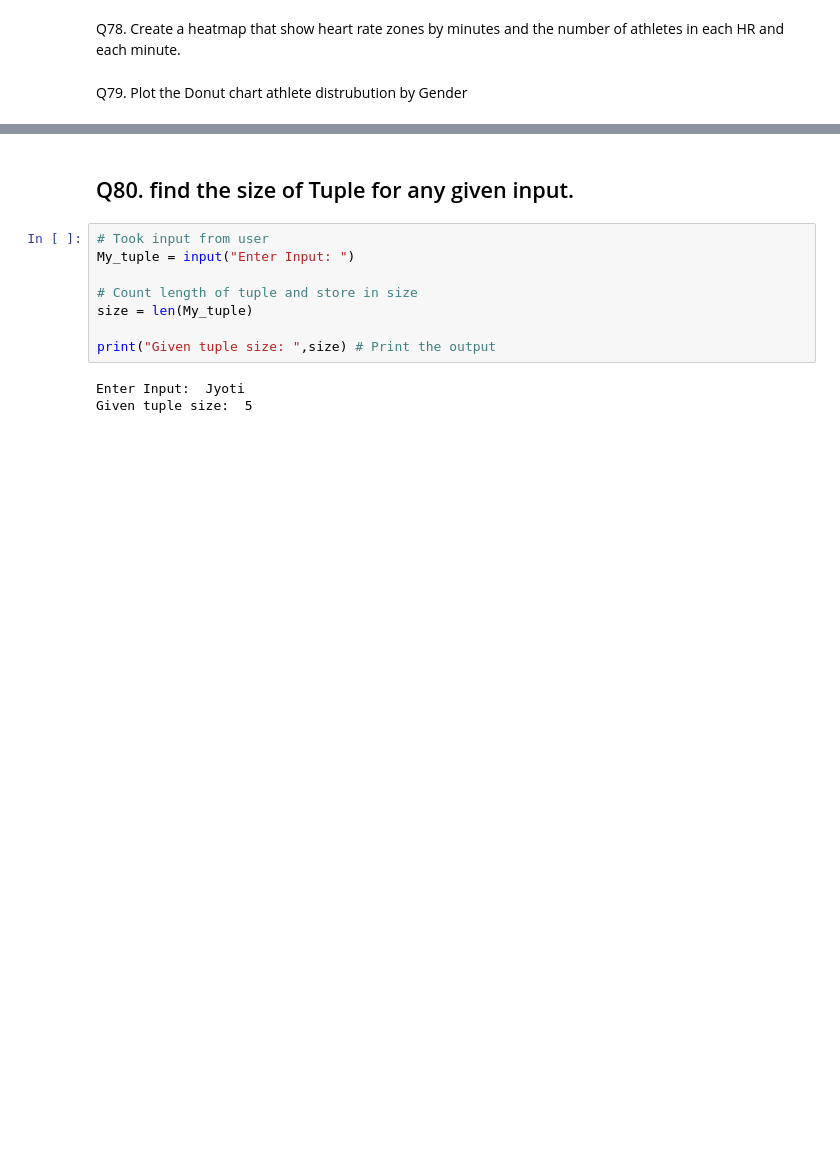
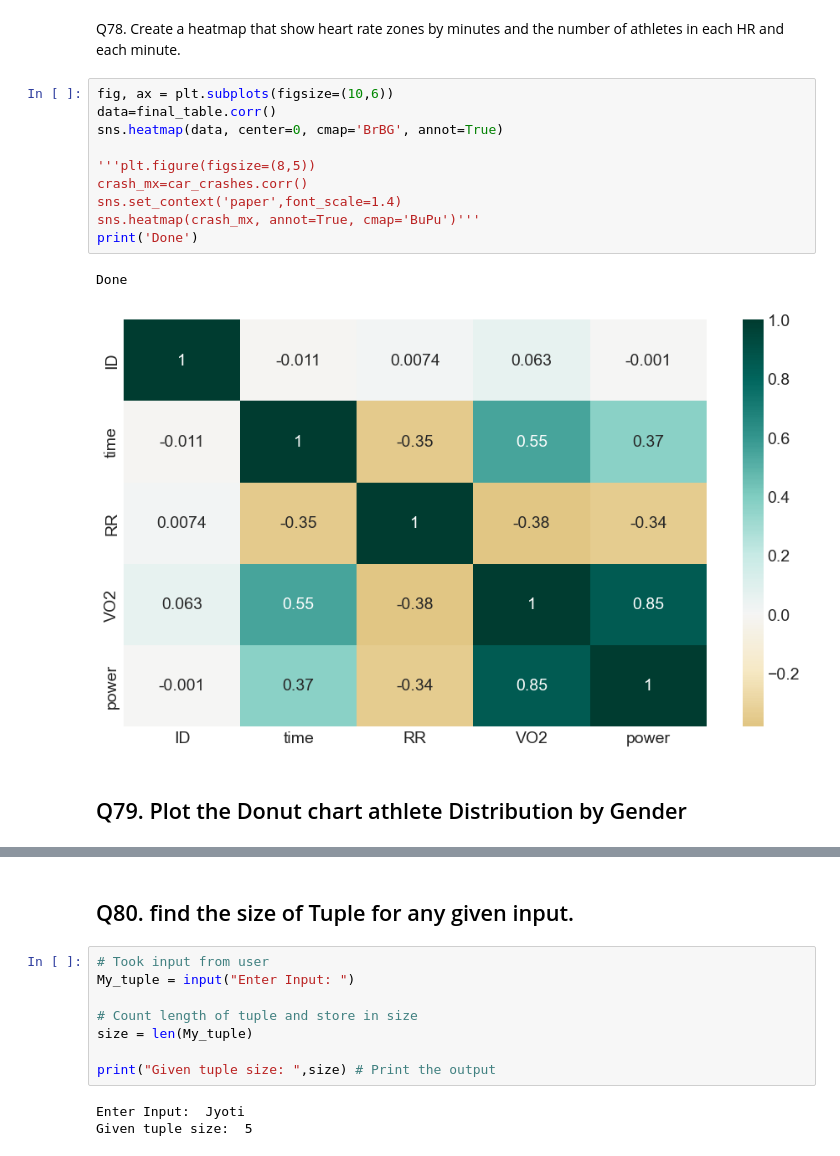
Before and after one commit to Swathikoneti/Team09_HackathonQueens_PythonHackathon_Aug24, a Jupyter notebook: Team09_Jyoti.ipynb, the cells around one changed output, grey strips where cells are left out. Saved outputs shown, nothing was run; the diff lists cells and outputs as text; blank space fills up the shorter version.

```diff
--- a/Team09_Jyoti.ipynb
+++ b/Team09_Jyoti.ipynb
@@ -169,5 +289,18 @@ Q77. Display a violin chart to show distribution of VO2Max against age.
 # %% [markdown]
 Q78. Create a heatmap that show heart rate zones by minutes and the number of athletes in each HR and each minute.
+# %%
+fig, ax = plt.subplots(figsize=(10,6))
+data=final_table.corr()
+sns.heatmap(data, center=0, cmap='BrBG', annot=True)
+
+'''plt.figure(figsize=(8,5))
+crash_mx=car_crashes.corr()
+sns.set_context('paper',font_scale=1.4)
+sns.heatmap(crash_mx, annot=True, cmap='BuPu')'''
+print('Done')
+# %% [output]
+Done
+[figure, added]
 # %% [markdown]
-Q79. Plot the Donut chart athlete distrubution by Gender
+## Q79. Plot the Donut chart athlete Distribution by Gender
 # %%
```
Also changed, not shown: parts of 10 cells of this notebook.
